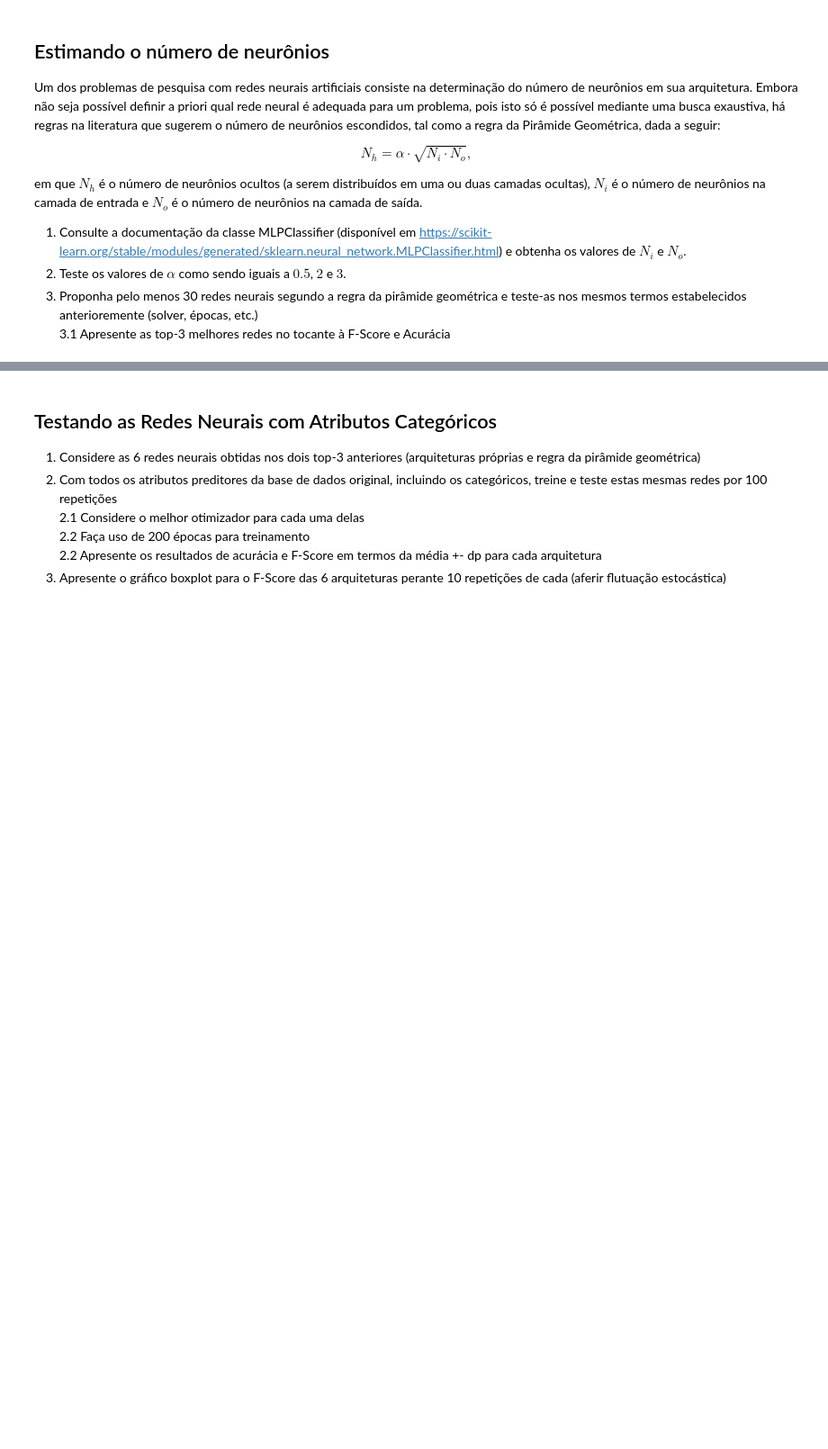
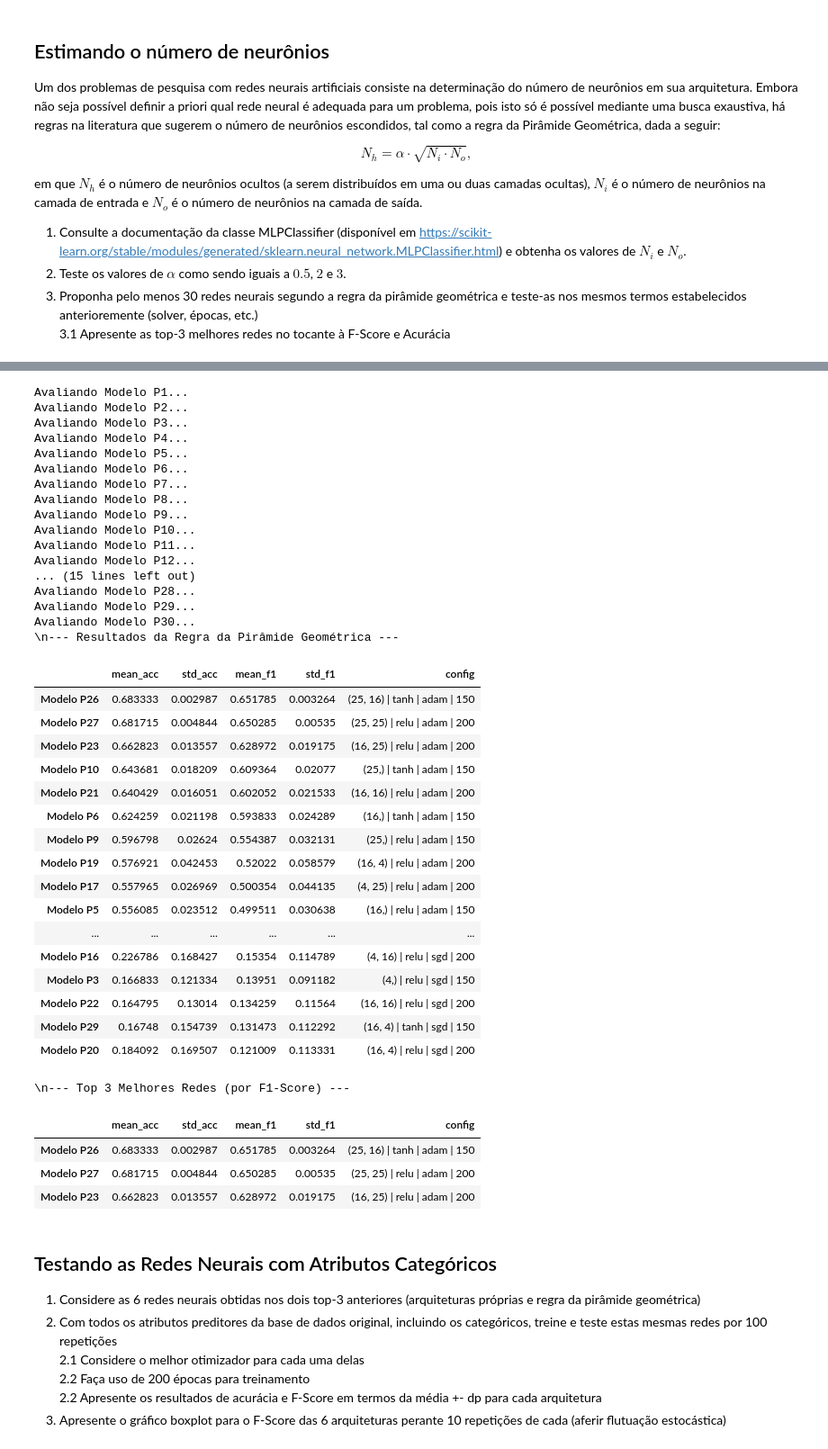
Before and after one commit to JulianaBallin/rna-forest-cover-type-prediction, a Jupyter notebook: notebooks/PP2.2.2 - Proposição e Avaliação de RNAs.ipynb, the cells around one changed output, grey strips where cells are left out. Shown: that part at 90% size. Drawn from its saved outputs; the diff is of its cells as text; code cells hidden in the pictures; blank space fills up the shorter version.

```diff
--- a/notebooks/PP2.2.2 - Proposição e Avaliação de RNAs.ipynb
+++ b/notebooks/PP2.2.2 - Proposição e Avaliação de RNAs.ipynb
@@ -716,3 +852,73 @@ Modelo 30         1        0        1       0
+# %%
+# avaliando cada arquitetura
+results_pyramid = {}
+for arch in architectures_pyramid:
+    print(f"Avaliando {arch['id']}...")
+    mean_acc, std_acc, mean_f1, std_f1 = evaluate_pytorch_mlp(
+        hidden_layers=arch["layers"],
+        activation=arch["activation"],
+        solver=arch["solver"],
+        epochs=arch["epochs"],
+    )
+    results_pyramid[arch["id"]] = {
+        "mean_acc": mean_acc,
+        "std_acc": std_acc,
+        "mean_f1": mean_f1,
+        "std_f1": std_f1,
+        "config": f"{arch['layers']} | {arch['activation']} | {arch['solver']} | {arch['epochs']}",
+    }
+
+# resultados vão ser exibidos após todas as execuções
+df_results_pyramid = pd.DataFrame(results_pyramid).T
+df_results_pyramid: pd.DataFrame = df_results_pyramid.sort_values(
+    by="mean_f1", ascending=False
+)
+
+print("\\n--- Resultados da Regra da Pirâmide Geométrica ---")
+display(df_results_pyramid)
+
+print("\\n--- Top 3 Melhores Redes (por F1-Score) ---")
+display(df_results_pyramid.head(3))
+# %% [output]
+Avaliando Modelo P1...
+Avaliando Modelo P2...
+Avaliando Modelo P3...
+Avaliando Modelo P4...
+Avaliando Modelo P5...
+Avaliando Modelo P6...
+Avaliando Modelo P7...
+Avaliando Modelo P8...
+Avaliando Modelo P9...
+Avaliando Modelo P10...
+Avaliando Modelo P11...
+Avaliando Modelo P12...
+... (15 lines left out)
+Avaliando Modelo P28...
+Avaliando Modelo P29...
+Avaliando Modelo P30...
+\n--- Resultados da Regra da Pirâmide Geométrica ---
+|  | mean_acc | std_acc | mean_f1 | std_f1 | config |
+| Modelo P26 | 0.683333 | 0.002987 | 0.651785 | 0.003264 | (25, 16) | tanh | adam | 150 |
+| Modelo P27 | 0.681715 | 0.004844 | 0.650285 | 0.00535 | (25, 25) | relu | adam | 200 |
+| Modelo P23 | 0.662823 | 0.013557 | 0.628972 | 0.019175 | (16, 25) | relu | adam | 200 |
+| Modelo P10 | 0.643681 | 0.018209 | 0.609364 | 0.02077 | (25,) | tanh | adam | 150 |
+| Modelo P21 | 0.640429 | 0.016051 | 0.602052 | 0.021533 | (16, 16) | relu | adam | 200 |
+| Modelo P6 | 0.624259 | 0.021198 | 0.593833 | 0.024289 | (16,) | tanh | adam | 150 |
+| Modelo P9 | 0.596798 | 0.02624 | 0.554387 | 0.032131 | (25,) | relu | adam | 150 |
+| Modelo P19 | 0.576921 | 0.042453 | 0.52022 | 0.058579 | (16, 4) | relu | adam | 200 |
+| Modelo P17 | 0.557965 | 0.026969 | 0.500354 | 0.044135 | (4, 25) | relu | adam | 200 |
+| Modelo P5 | 0.556085 | 0.023512 | 0.499511 | 0.030638 | (16,) | relu | adam | 150 |
+| ... | ... | ... | ... | ... | ... |
+| Modelo P16 | 0.226786 | 0.168427 | 0.15354 | 0.114789 | (4, 16) | relu | sgd | 200 |
+| Modelo P3 | 0.166833 | 0.121334 | 0.13951 | 0.091182 | (4,) | relu | sgd | 150 |
+| Modelo P22 | 0.164795 | 0.13014 | 0.134259 | 0.11564 | (16, 16) | relu | sgd | 200 |
+| Modelo P29 | 0.16748 | 0.154739 | 0.131473 | 0.112292 | (16, 4) | tanh | sgd | 150 |
+| Modelo P20 | 0.184092 | 0.169507 | 0.121009 | 0.113331 | (16, 4) | relu | sgd | 200 |
+\n--- Top 3 Melhores Redes (por F1-Score) ---
+|  | mean_acc | std_acc | mean_f1 | std_f1 | config |
+| Modelo P26 | 0.683333 | 0.002987 | 0.651785 | 0.003264 | (25, 16) | tanh | adam | 150 |
+| Modelo P27 | 0.681715 | 0.004844 | 0.650285 | 0.00535 | (25, 25) | relu | adam | 200 |
+| Modelo P23 | 0.662823 | 0.013557 | 0.628972 | 0.019175 | (16, 25) | relu | adam | 200 |
 # %% [markdown]
 ## Testando as Redes Neurais com Atributos Categóricos
 
```
Also changed, not shown: parts of 25 cells of this notebook.
